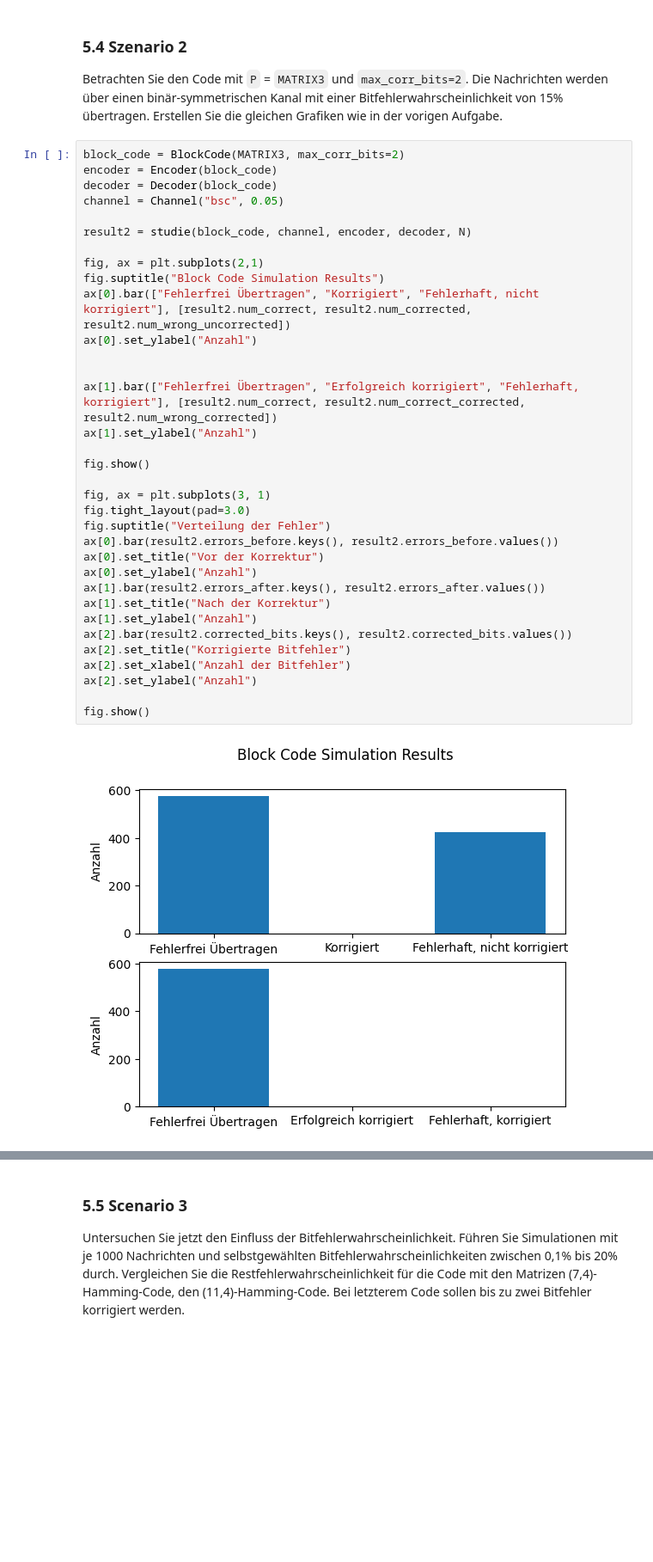
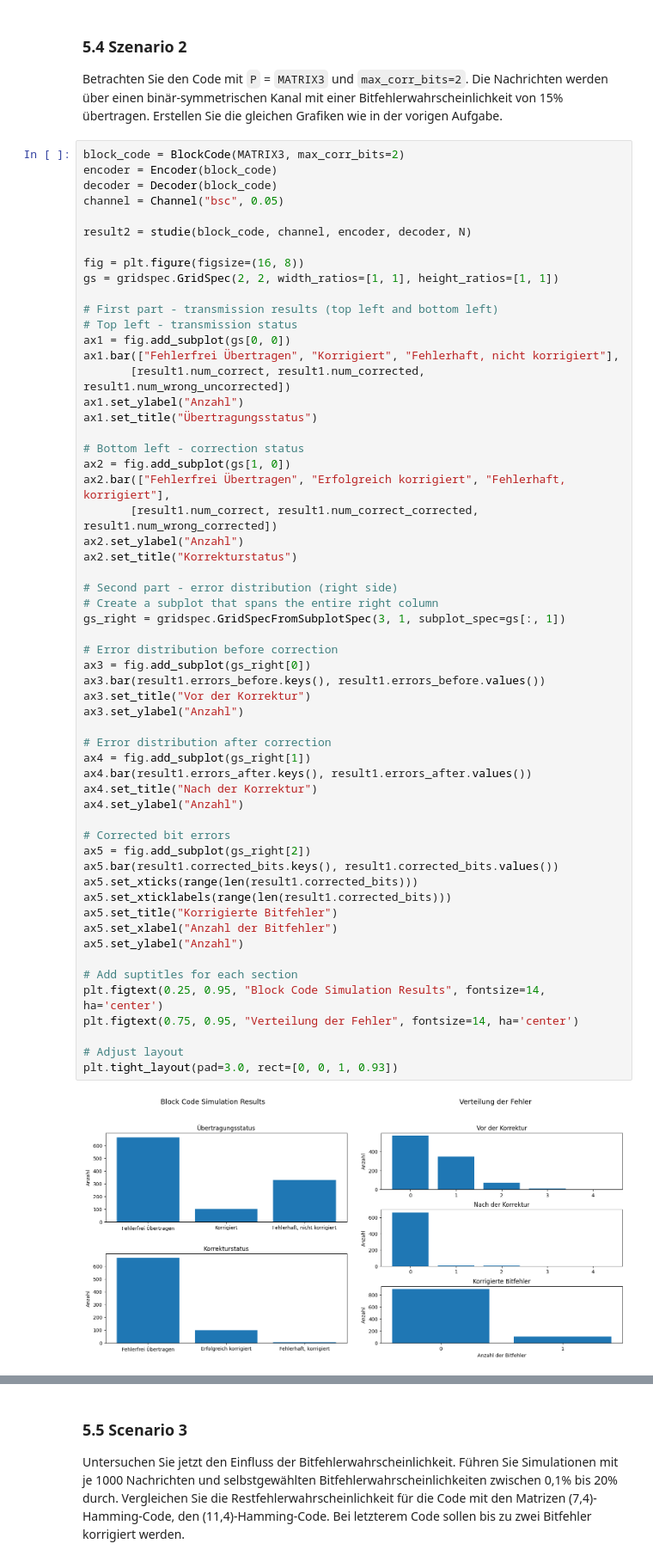
Before and after one commit to FabiSahne/Kommunikationstechnik, a Jupyter notebook: 3-Linear-systematische-Blockcodes/LsBc.ipynb, the cells around one changed output, grey strips where cells are left out. Shown at 86% size. Saved outputs shown, nothing was run; the diff lists cells and outputs as text; blank space fills up the shorter version.

```diff
--- a/3-Linear-systematische-Blockcodes/LsBc.ipynb
+++ b/3-Linear-systematische-Blockcodes/LsBc.ipynb
@@ -403,36 +427,59 @@ werden über einen binär-symmetrischen Kanal mit einer Bitfehlerwahrscheinlichk
 # %%
 block_code = BlockCode(MATRIX3, max_corr_bits=2)
 encoder = Encoder(block_code)
 decoder = Decoder(block_code)
 channel = Channel("bsc", 0.05)
 
 result2 = studie(block_code, channel, encoder, decoder, N)
 
-fig, ax = plt.subplots(2,1)
-fig.suptitle("Block Code Simulation Results")
-ax[0].bar(["Fehlerfrei Übertragen", "Korrigiert", "Fehlerhaft, nicht korrigiert"], [result2.num_correct, result2.num_corrected, result2.num_wrong_uncorrected])
-ax[0].set_ylabel("Anzahl")
+fig = plt.figure(figsize=(16, 8))
+gs = gridspec.GridSpec(2, 2, width_ratios=[1, 1], height_ratios=[1, 1])
 
+# First part - transmission results (top left and bottom left)
+# Top left - transmission status
+ax1 = fig.add_subplot(gs[0, 0])
+ax1.bar(["Fehlerfrei Übertragen", "Korrigiert", "Fehlerhaft, nicht korrigiert"],
+       [result1.num_correct, result1.num_corrected, result1.num_wrong_uncorrected])
+ax1.set_ylabel("Anzahl")
+ax1.set_title("Übertragungsstatus")
 
-ax[1].bar(["Fehlerfrei Übertragen", "Erfolgreich korrigiert", "Fehlerhaft, korrigiert"], [result2.num_correct, result2.num_correct_corrected, result2.num_wrong_corrected])
-ax[1].set_ylabel("Anzahl")
+# Bottom left - correction status
+ax2 = fig.add_subplot(gs[1, 0])
+ax2.bar(["Fehlerfrei Übertragen", "Erfolgreich korrigiert", "Fehlerhaft, korrigiert"],
+       [result1.num_correct, result1.num_correct_corrected, result1.num_wrong_corrected])
+ax2.set_ylabel("Anzahl")
+ax2.set_title("Korrekturstatus")
 
-fig.show()
+# Second part - error distribution (right side)
+# Create a subplot that spans the entire right column
+gs_right = gridspec.GridSpecFromSubplotSpec(3, 1, subplot_spec=gs[:, 1])
 
-fig, ax = plt.subplots(3, 1)
-fig.tight_layout(pad=3.0)
-fig.suptitle("Verteilung der Fehler")
-ax[0].bar(result2.errors_before.keys(), result2.errors_before.values())
-ax[0].set_title("Vor der Korrektur")
-ax[0].set_ylabel("Anzahl")
-ax[1].bar(result2.errors_after.keys(), result2.errors_after.values())
-ax[1].set_title("Nach der Korrektur")
-ax[1].set_ylabel("Anzahl")
-ax[2].bar(result2.corrected_bits.keys(), result2.corrected_bits.values())
-ax[2].set_title("Korrigierte Bitfehler")
-ax[2].set_xlabel("Anzahl der Bitfehler")
-ax[2].set_ylabel("Anzahl")
+# Error distribution before correction
+ax3 = fig.add_subplot(gs_right[0])
+ax3.bar(result1.errors_before.keys(), result1.errors_before.values())
+ax3.set_title("Vor der Korrektur")
+ax3.set_ylabel("Anzahl")
 
-fig.show()
+# Error distribution after correction
+ax4 = fig.add_subplot(gs_right[1])
+ax4.bar(result1.errors_after.keys(), result1.errors_after.values())
+ax4.set_title("Nach der Korrektur")
+ax4.set_ylabel("Anzahl")
+
+# Corrected bit errors
+ax5 = fig.add_subplot(gs_right[2])
+ax5.bar(result1.corrected_bits.keys(), result1.corrected_bits.values())
+ax5.set_xticks(range(len(result1.corrected_bits)))
+ax5.set_xticklabels(range(len(result1.corrected_bits)))
+ax5.set_title("Korrigierte Bitfehler")
+ax5.set_xlabel("Anzahl der Bitfehler")
+ax5.set_ylabel("Anzahl")
+
+# Add suptitles for each section
+plt.figtext(0.25, 0.95, "Block Code Simulation Results", fontsize=14, ha='center')
+plt.figtext(0.75, 0.95, "Verteilung der Fehler", fontsize=14, ha='center')
+
+# Adjust layout
+plt.tight_layout(pad=3.0, rect=[0, 0, 1, 0.93])
 # %% [output]
-[figure, old version]
+[figure, new version]
```
Also changed, not shown: parts of 4 cells of this notebook.
